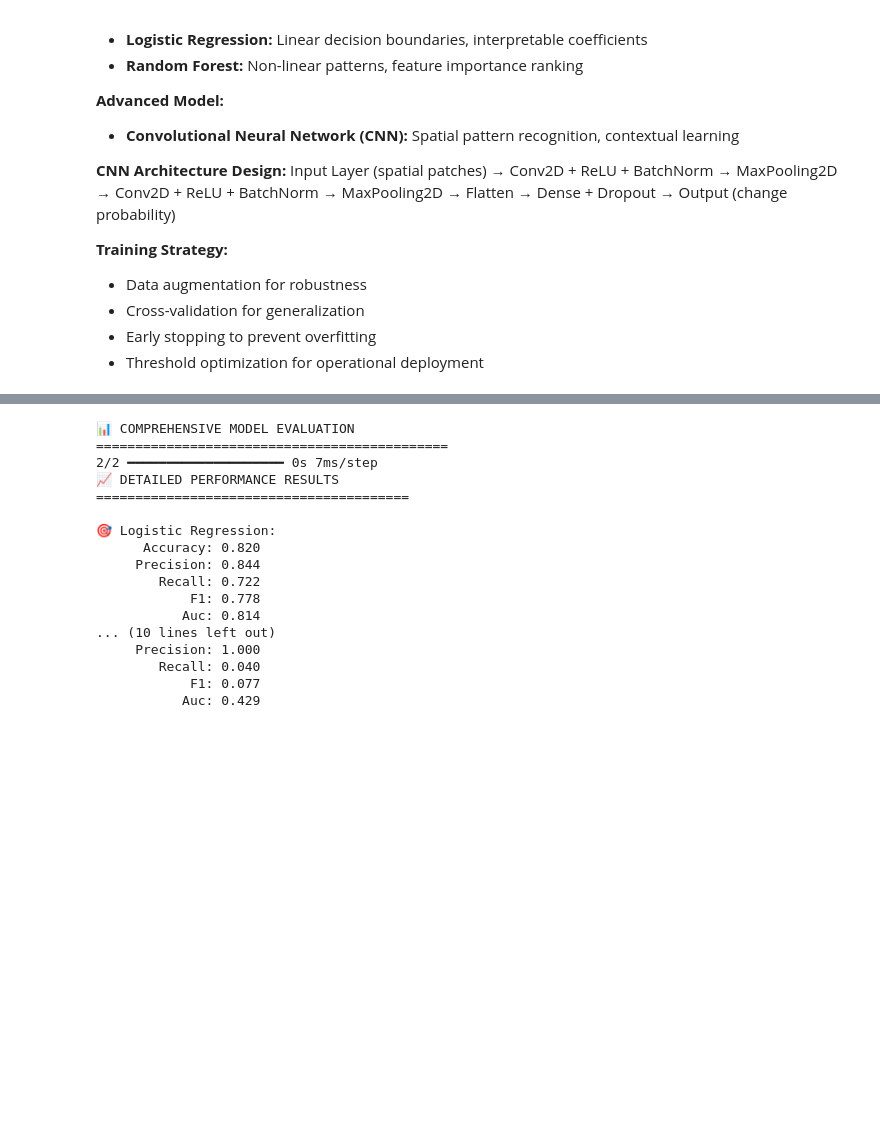
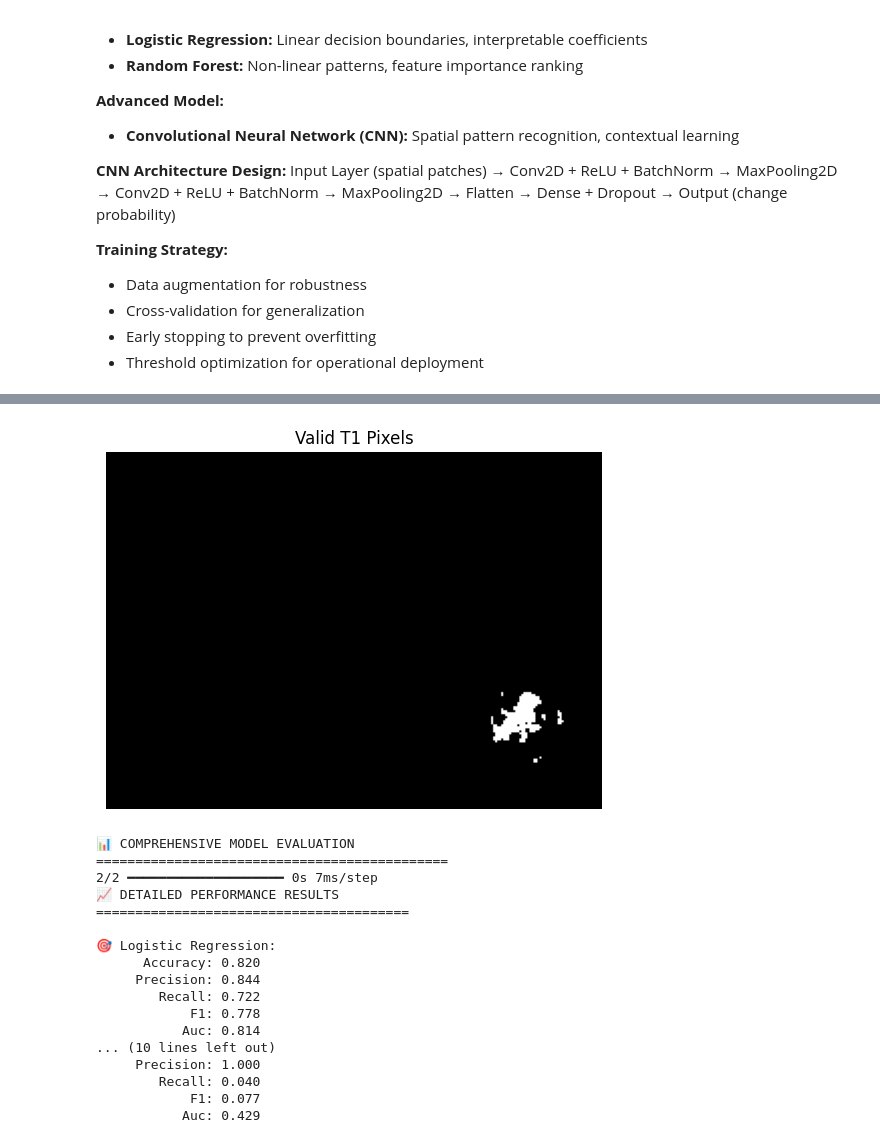
Before and after one commit to hreger/IllegalActScan, a Jupyter notebook: Illicit_Activity_Remote_Sensing.ipynb, the cells around one changed output, grey strips where cells are left out. Cells and saved outputs as stored; diff of their text form; code cells hidden in the pictures; blank space fills up the shorter version.

```diff
--- a/Illicit_Activity_Remote_Sensing.ipynb
+++ b/Illicit_Activity_Remote_Sensing.ipynb
@@ -876,3 +824,13 @@ CNN:                 0.556
+# %%
+import matplotlib.pyplot as plt
+import numpy as np
+
+valid = np.isfinite(t1_clipped['red']) & np.isfinite(t1_clipped['nir'])
+plt.imshow(valid, cmap='gray')
+plt.title("Valid T1 Pixels"); plt.axis('off')
+plt.show()
+# %% [output]
+[figure, added]
 # %%
 # Cell 7: Comprehensive Model Evaluation and Performance Analysis
 # Advanced evaluation metrics and confusion matrix analysis
```
Also changed, not shown: parts of 9 cells of this notebook, 1 other file.
